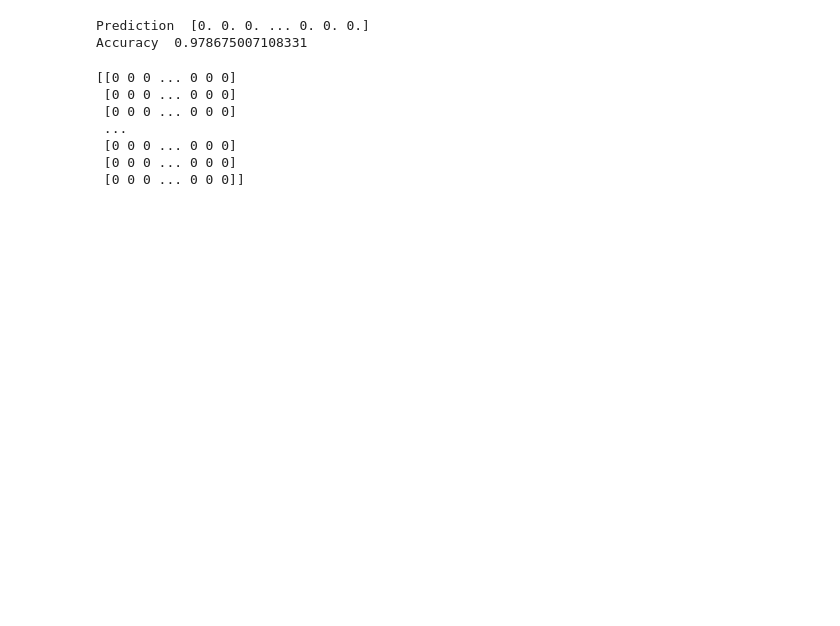
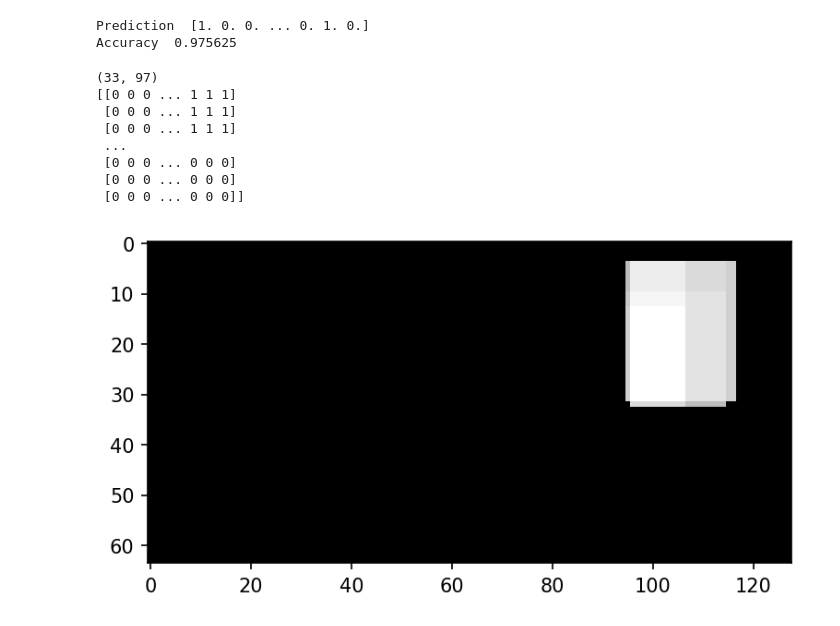
Before and after one commit to hesham-akmal/Brain-ADAS, a Jupyter notebook: CarDetection/CarDetection_SVM.ipynb, the cells around one changed output. Drawn from its saved outputs; the diff is of its cells as text; code cells hidden in the pictures; blank space fills up the shorter version.

```diff
--- a/CarDetection/CarDetection_SVM.ipynb
+++ b/CarDetection/CarDetection_SVM.ipynb
@@ -23,15 +34,15 @@ for i in range(0 , 8792 , 2):
 
     img_index += 1
 # %%
-x_train , x_test , y_train , y_test = train_test_split(x , y, test_size = 0.20)
+x_train , x_test , y_train , y_test = train_test_split(x , y, test_size = test_ratio)
 clf = SVC(kernel='linear')
 clf.fit(x_train , y_train)
 p = clf.predict(x_test)
 print('Prediction ', p)
 print('Accuracy ' , accuracy_score(y_test , p))
 # %% [output]
-Prediction  [0. 0. 0. ... 0. 0. 0.]
-Accuracy  0.978675007108331
+Prediction  [1. 0. 0. ... 0. 1. 0.]
+Accuracy  0.975625
 # %%
 def Classify(img):
     res = clf.predict(img)
@@ -68,15 +77,51 @@ def Slide_Window(img , window_size , step , scale):
             break
 
     return mat
+# %%
+def get_heatmap(img, win_r, win_c, scale1, scale2):
+    img = Crop_Image(img)
+    img = resize(img, (scale1, scale2), anti_aliasing=True)
+    r, c = img.shape[0], img.shape[1]
+    win_mat=Slide_Window(img, win_r, 1)
+    print(win_mat.shape)
+    print(win_mat)
+    for i in range(r-win_r+1):
+        for j in range(1, c-win_c+1):
+            win_mat[i,j]+=win_mat[i,j-1]
+    for j in range(c-win_c+1):
+        for i in range(1, r-win_r+1):
+            win_mat[i,j]+=win_mat[i-1,j]
+    pxl_mat = np.zeros((r, c), dtype=int)
+    for i in range(r):
+        for j in range(c):
+            tl_i, tl_j = max(i-win_r+1, 0), max(j-win_c+1, 0)
+            br_i, br_j = min(i+win_r-1, r-1), min(j+win_c-1, c-1)
+            br_i, br_j = br_i-win_r+1, br_j-win_c+1
+            sum = win_mat[br_i, br_j]
+            if(tl_i-1>=0):
+                sum -= win_mat[tl_i-1, br_j]
+            if(tl_j-1>=0):
+                sum -= win_mat[br_i, tl_j-1]
+            if(tl_i-1>=0 and tl_j-1>=0):
+                sum += win_mat[tl_i-1, tl_j-1]
+            if(sum < thres):
+                sum = 0
+            pxl_mat[i, j] = sum
+    return pxl_mat
 # %%
 im = io.imread('x.jpeg')
-qt = Slide_Window(im , 64 , 1 , 128)
-print(qt)
+qt = get_heatmap(im , n_win, n_win, 64, 128)
+#print(qt)
 # %% [output]
-[[0 0 0 ... 0 0 0]
- [0 0 0 ... 0 0 0]
- [0 0 0 ... 0 0 0]
+(33, 97)
+[[0 0 0 ... 1 1 1]
+ [0 0 0 ... 1 1 1]
+ [0 0 0 ... 1 1 1]
  ...
  [0 0 0 ... 0 0 0]
  [0 0 0 ... 0 0 0]
  [0 0 0 ... 0 0 0]]
+# %%
+display(qt, True)
+# %% [output]
+[figure, added]
```
Also changed, not shown: parts of 4 cells of this notebook.
